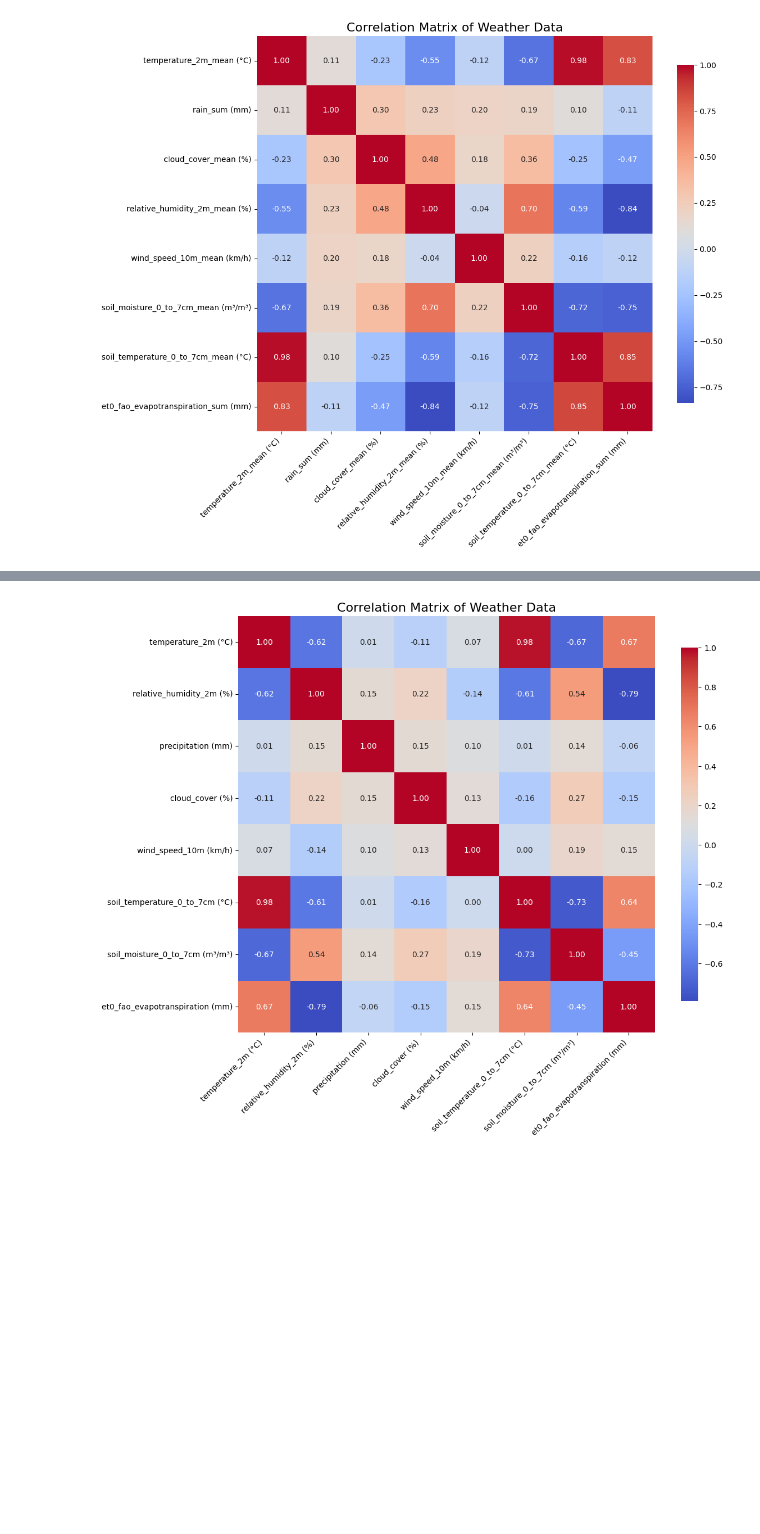
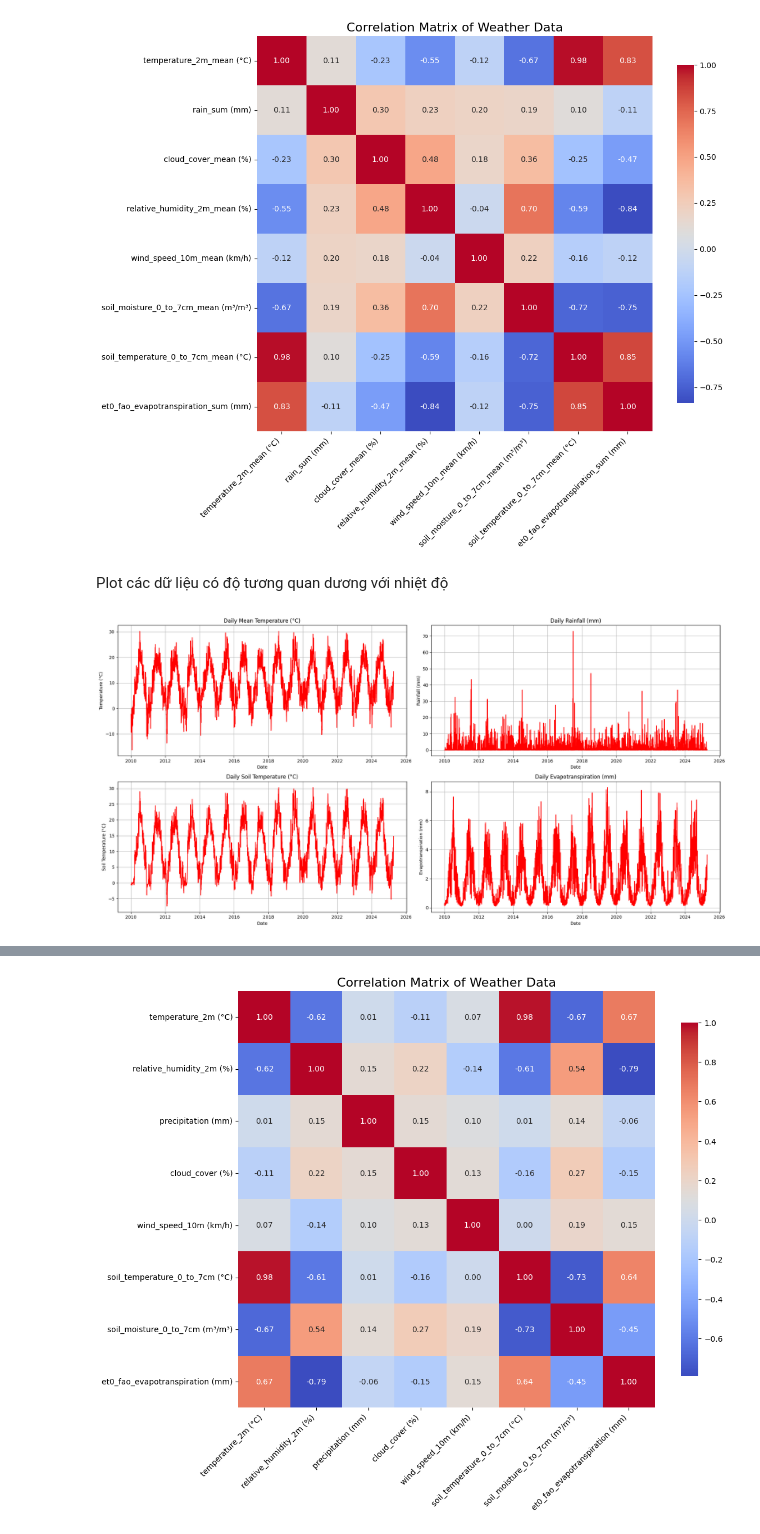
Before and after one commit to NamSeko/Weather_Prediction, a Jupyter notebook: src/data_processing.ipynb, the cells around one changed output, grey strips where cells are left out. Drawn from its saved outputs; the diff is of its cells as text; code cells hidden in the pictures; blank space fills up the shorter version.

```diff
--- a/src/data_processing.ipynb
+++ b/src/data_processing.ipynb
@@ -97,3 +124,40 @@ plt.tight_layout()
 plt.show()
 # %% [output]
 [figure]
+# %% [markdown]
+Plot các dữ liệu có độ tương quan dương với nhiệt độ
+# %%
+plt.figure(figsize=(20, 10))
+
+plt.subplot(2, 2, 1)
+plt.plot(daily['temperature_2m_mean (°C)'], label='Temperature (°C)', color='red')
+plt.title('Daily Mean Temperature (°C)')
+plt.xlabel('Date')
+plt.ylabel('Temperature (°C)')
+plt.grid()
+
+plt.subplot(2, 2, 2)
+plt.plot(daily['rain_sum (mm)'], label='Rainfall (mm)', color='red')
+plt.title('Daily Rainfall (mm)')
+plt.xlabel('Date')
+plt.ylabel('Rainfall (mm)')
+plt.grid()
+
+plt.subplot(2, 2, 3)
+plt.plot(daily['soil_temperature_0_to_7cm_mean (°C)'], label='Soil Temperature (°C)', color='red')
+plt.title('Daily Soil Temperature (°C)')
+plt.xlabel('Date')
+plt.ylabel('Soil Temperature (°C)')
+plt.grid()
+
+plt.subplot(2, 2, 4)
+plt.plot(daily['et0_fao_evapotranspiration_sum (mm)'], label='Evapotranspiration (mm)', color='red')
+plt.title('Daily Evapotranspiration (mm)')
+plt.xlabel('Date')
+plt.ylabel('Evapotranspiration (mm)')
+plt.grid()
+
+plt.tight_layout()
+plt.show()
+# %% [output]
+[figure, added]
```
Also changed, not shown: parts of 7 cells of this notebook, 1 other file.
